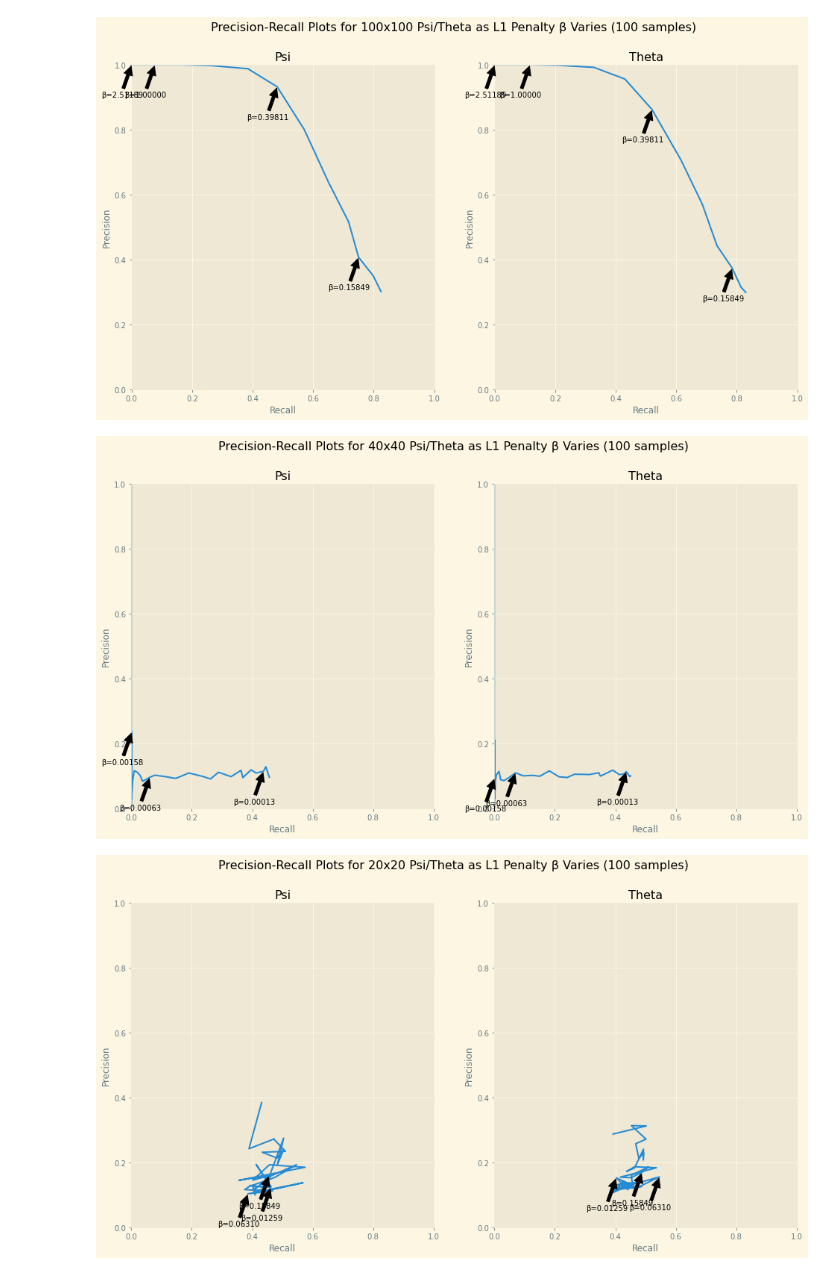
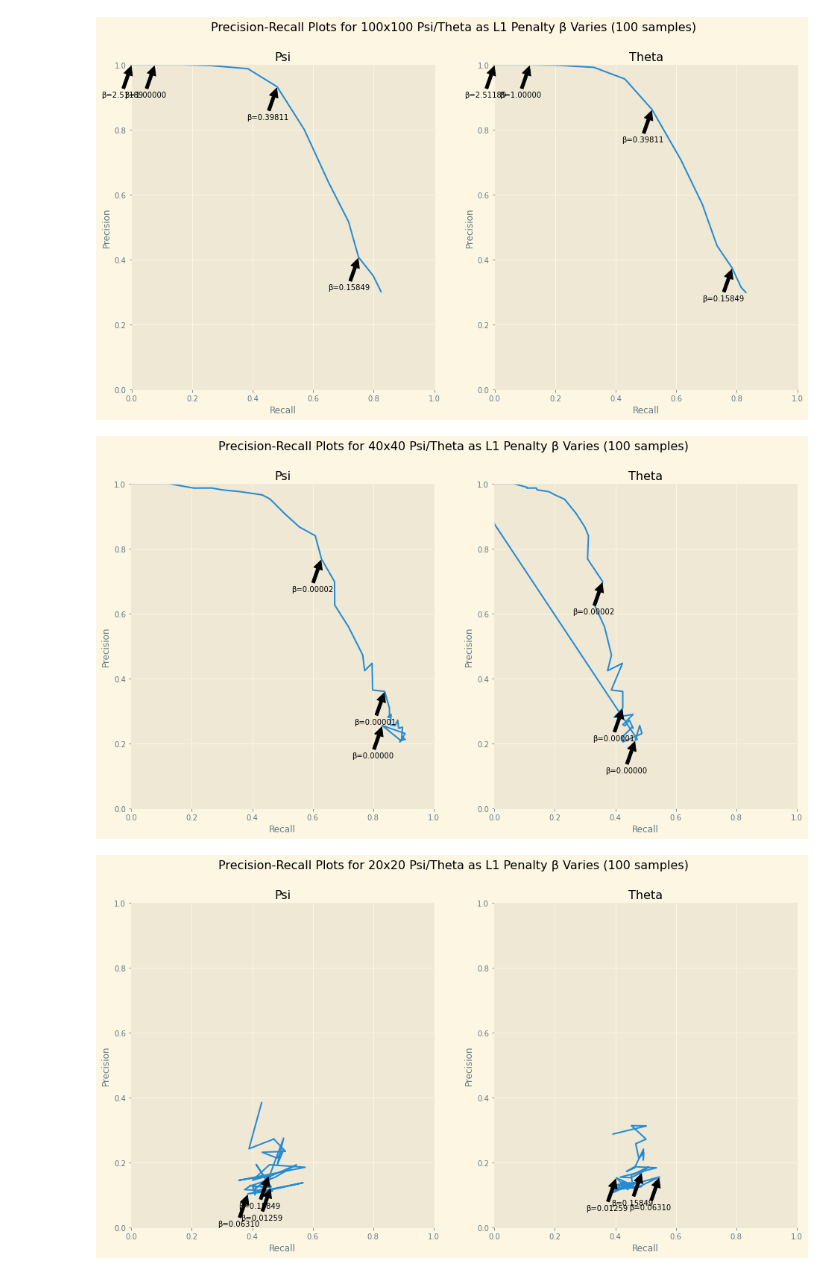
Before and after one commit to BaileyAndrew/antGLasso-Implementation, a Jupyter notebook: Python Implementation/explore.ipynb, the cells around one changed output. Drawn from its saved outputs; the diff is of its cells as text; code cells hidden in the pictures.

```diff
--- a/Python Implementation/explore.ipynb
+++ b/Python Implementation/explore.ipynb
@@ -348,37 +344,37 @@ for idx, size in enumerate(sizes):
 # =================== for anBiGLasso ================
 sizes = [40]#, 60, 80, 100]#, 120] # 120 takes too much memory for me
 betas = [
-    10**np.arange(-4, -1, 0.05), # 40
+    10**np.arange(-6, -3, 0.05), # 40 (-4, -1)
     10**np.arange(-4, -1, 0.05), # 60
     10**np.arange(-5, -2, 0.05), # 80
     10**np.arange(-5, -2, 0.05), # 100
     10**np.arange(-5, -2, 0.05), # 120
 ]
 interesting_indices = [
     [2, 16, 24],
     [2, 16, 24],
     [2, 16, 24],
     [2, 16, 24],
     [2, 16, 24]
 ]
 #vary_sizes_experiment = dict({})
 for idx, size in enumerate(sizes):
     fig, axs, dicts = create_precision_recall_curves(
         betas[idx],
         100,
         size,
         attempts=25,
         indices_to_highlight=interesting_indices[idx],
         alg="anBiGLasso",
         df_scale=2
     )
     #vary_sizes_experiment[size] = dicts
     #fig.savefig(f'../Plots/Vary Sizes - anBiGLasso - Easy/Precision-Recall-Vary-Sizes-{size}')
     display(fig) # Force figure to display NOW (`fig.show()` does not do this)
     plt.close(fig) # Suppress double-displaying the figure
 #np.save('../Data/Vary-Sizes-Experiment/Precisions-and-Recalls.npy', vary_sizes_experiment)
 # %% [output]
-[figure, old version]
+[figure, new version]
 # %%
 # How does choice of betas and matrix size affect results?
 # on 'hard' data
```
Also changed, not shown: parts of 4 cells of this notebook, 3 other files.
